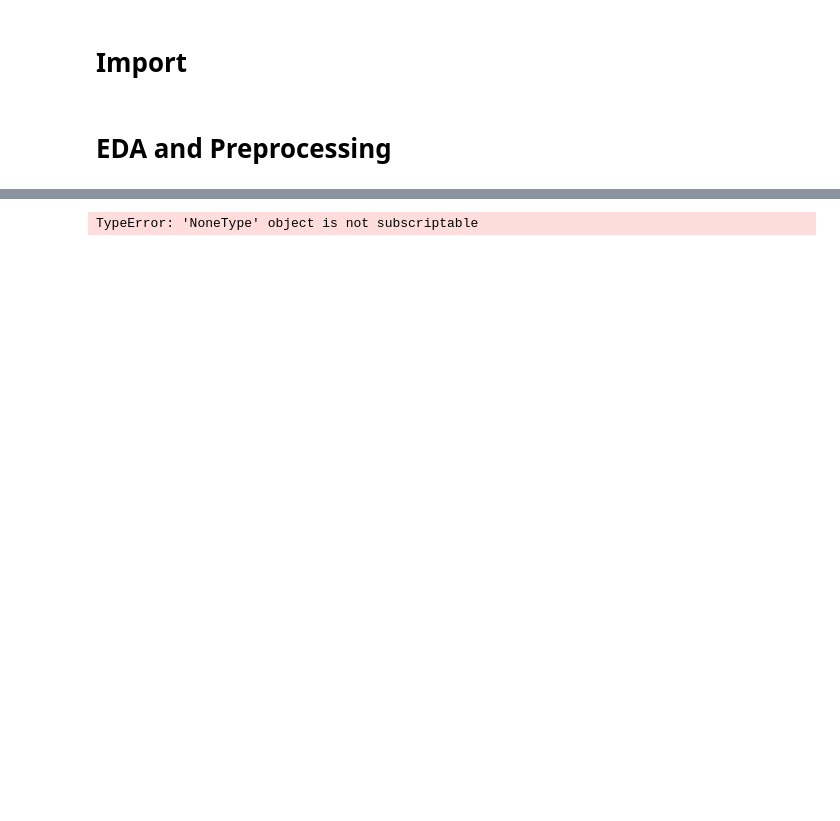
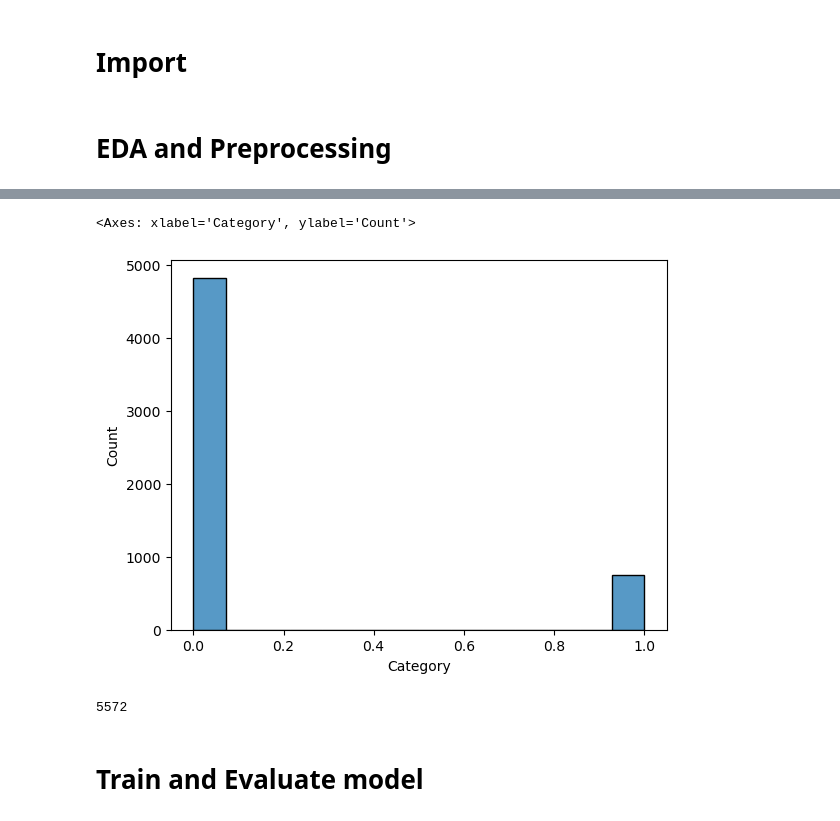
Before and after one commit to anmatngu/movie-suggestion, a Jupyter notebook: src/model.ipynb, the cells around one changed output, grey strips where cells are left out. Cells and saved outputs as stored; diff of their text form; code cells hidden in the pictures; blank space fills up the shorter version.

```diff
--- a/src/model.ipynb
+++ b/src/model.ipynb
@@ -9,3 +13 @@ from sklearn.linear_model import LogisticRegression
 from sklearn.metrics import accuracy_score
-# %%
-raw_mail_data = pd.read_csv('../data/mail_dataset.csv')
@@ -34,3 +55 @@ label_num    0
 dtype: int64
-# %%
-raw_mail_data = raw_mail_data.drop(columns=['id'], inplace=True)
@@ -37,5 +65,19 @@ raw_mail_data = raw_mail_data.drop(columns=['id'], inplace=True)
+# %%
+raw_mail_data.loc[raw_mail_data['Category'] == 'spam', 'Category',] = 1
+raw_mail_data.loc[raw_mail_data['Category'] == 'ham', 'Category',] = 0
+# %%
+raw_mail_data['Category'] = raw_mail_data['Category'].astype('float')
+# %%
+sns.histplot(raw_mail_data['Category'])
+# %% [output]
+<Axes: xlabel='Category', ylabel='Count'>
+[figure, added]
+# %%
+raw_mail_data['Category'].count()
+# %% [output]
+5572
+# %% [markdown]
+# Train and Evaluate model
 # %%
-X = raw_mail_data['text']
-y = raw_mail_data['label_num']
+X = raw_mail_data['Message']
+y = raw_mail_data['Category']
-# %% [output]
-TypeError: 'NoneType' object is not subscriptable
```
Also changed, not shown: parts of 23 cells of this notebook, 6 other files.
